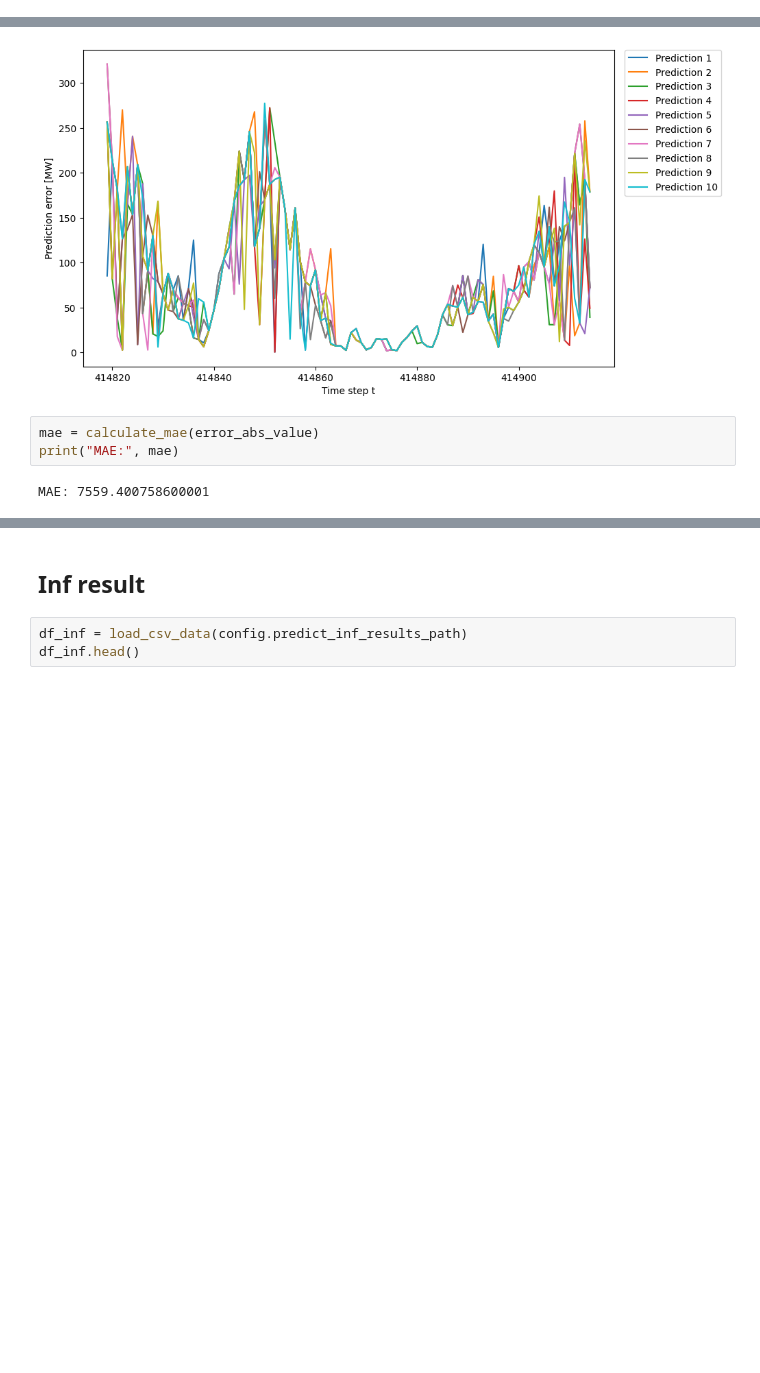
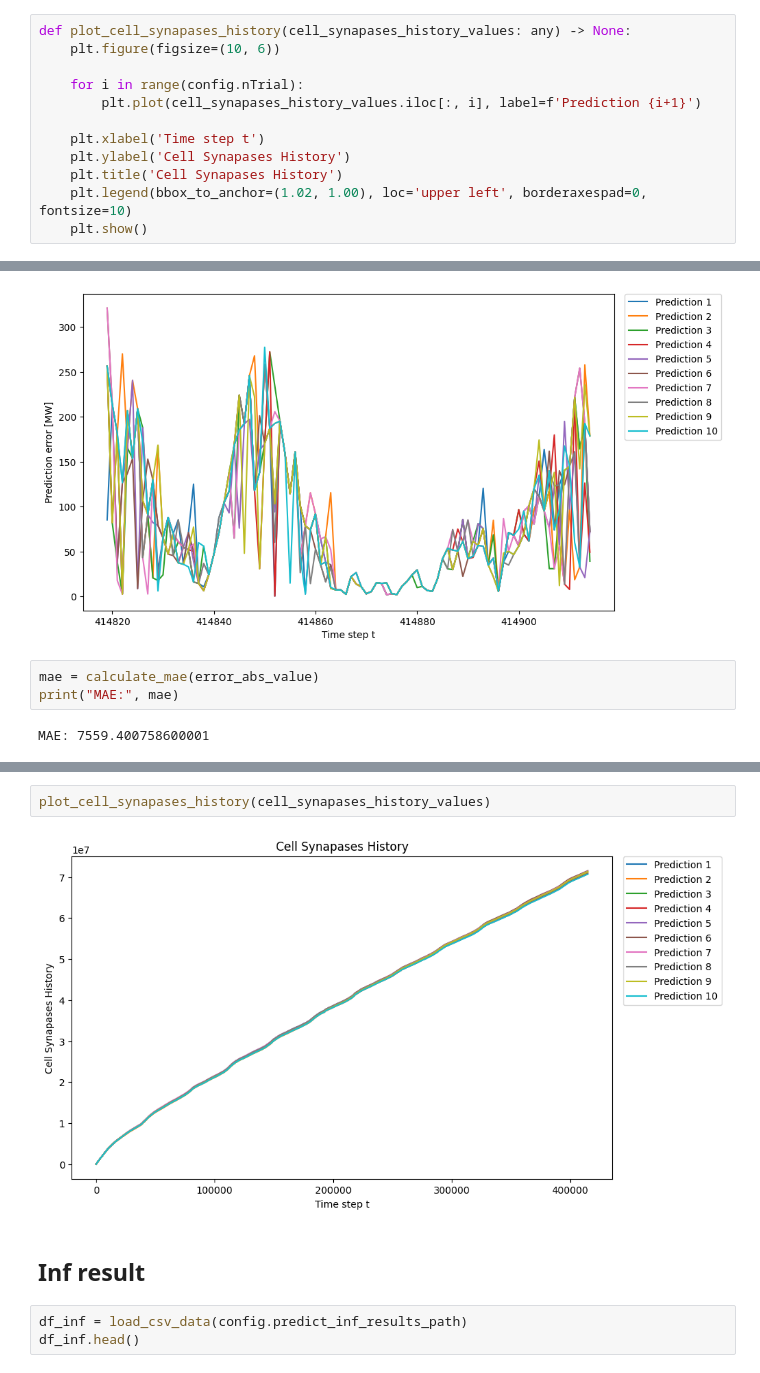
Before and after one commit to tyokyo320/time-series, a Jupyter notebook: utils/predict.ipynb, the cells around one changed output, grey strips where cells are left out. Drawn from its saved outputs; the diff is of its cells as text; blank space fills up the shorter version.

```diff
--- a/utils/predict.ipynb
+++ b/utils/predict.ipynb
@@ -119,3 +140,15 @@ def plot_total_prediction_error_by_mean_std(error_abs_value: any, sampling_inter
+# %%
+def plot_cell_synapases_history(cell_synapases_history_values: any) -> None:
+    plt.figure(figsize=(10, 6))
+
+    for i in range(config.nTrial):
+        plt.plot(cell_synapases_history_values.iloc[:, i], label=f'Prediction {i+1}')
+
+    plt.xlabel('Time step t')
+    plt.ylabel('Cell Synapases History')
+    plt.title('Cell Synapases History')
+    plt.legend(bbox_to_anchor=(1.02, 1.00), loc='upper left', borderaxespad=0, fontsize=10)
+    plt.show()
 # %%
 def calculate_mae(error_abs_value: any) -> float:
     total_absolute_errors = error_abs_value.sum(axis=0)
@@ -239,3 +295,7 @@ plot_total_prediction_error_by_mean_std(error_abs_value, 10)
+# %%
+plot_cell_synapases_history(cell_synapases_history_values)
+# %% [output]
+[figure, added]
 # %% [markdown]
 ## Inf result
 # %%
```
Also changed, not shown: parts of 15 cells of this notebook, 4 other files.
